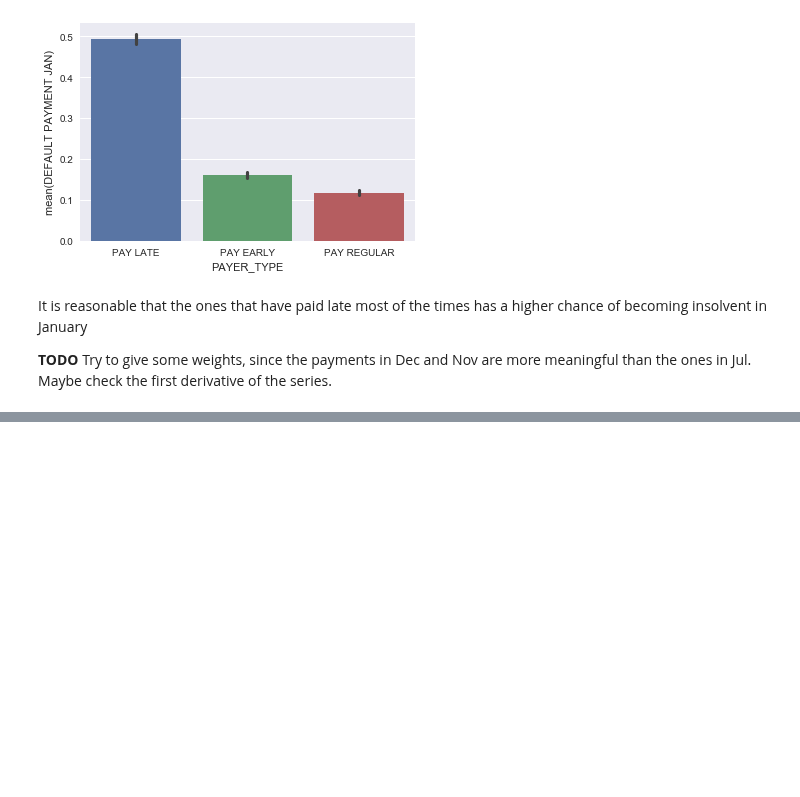
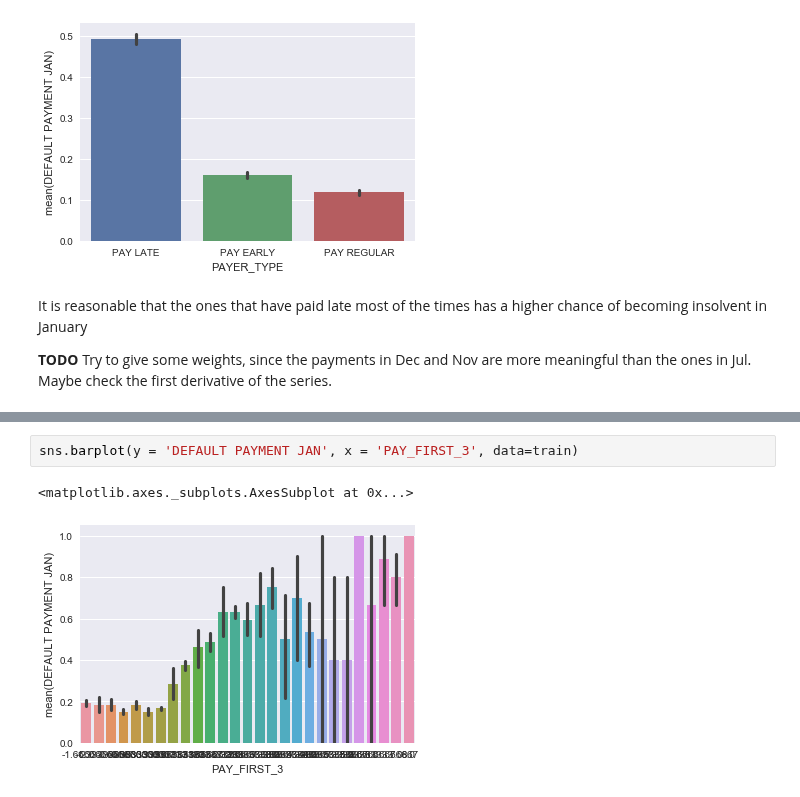
Before and after one commit to pietrodimarco91/Machine-Learning-Project-Loan-Default-Prediction, a Jupyter notebook: DataExploration.ipynb, the cells around one changed output, grey strips where cells are left out. Drawn from its saved outputs; the diff is of its cells as text; blank space fills up the shorter version.

```diff
--- a/DataExploration.ipynb
+++ b/DataExploration.ipynb
@@ -305,0 +331,5 @@ It is reasonable that the ones that have paid late most of the times has a highe
+# %%
+sns.barplot(y = 'DEFAULT PAYMENT JAN', x = 'PAY_FIRST_3', data=train)
+# %% [output]
+<matplotlib.axes._subplots.AxesSubplot at 0x...>
+[figure, added]
```
Also changed, not shown: parts of 59 cells of this notebook.
